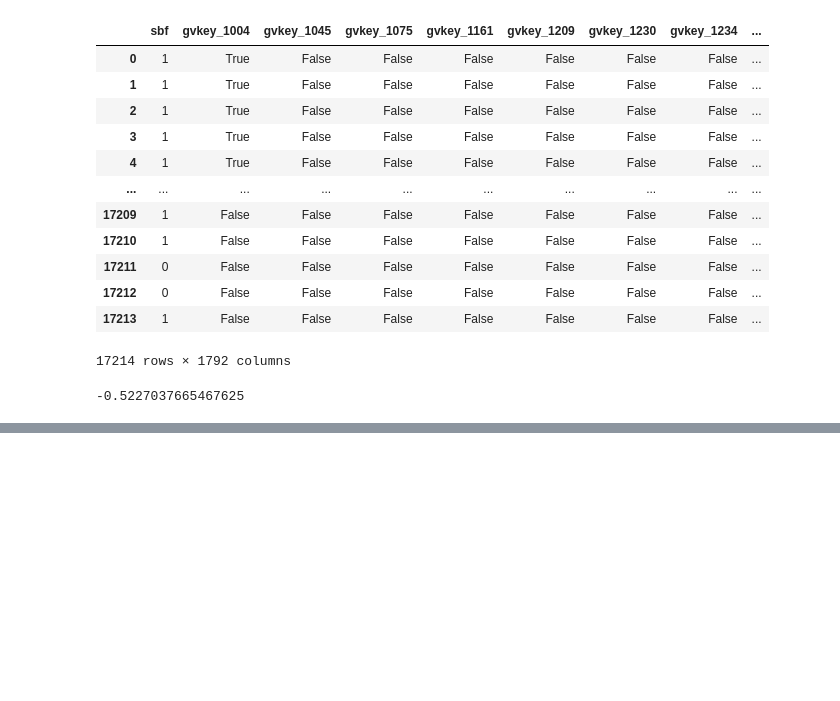
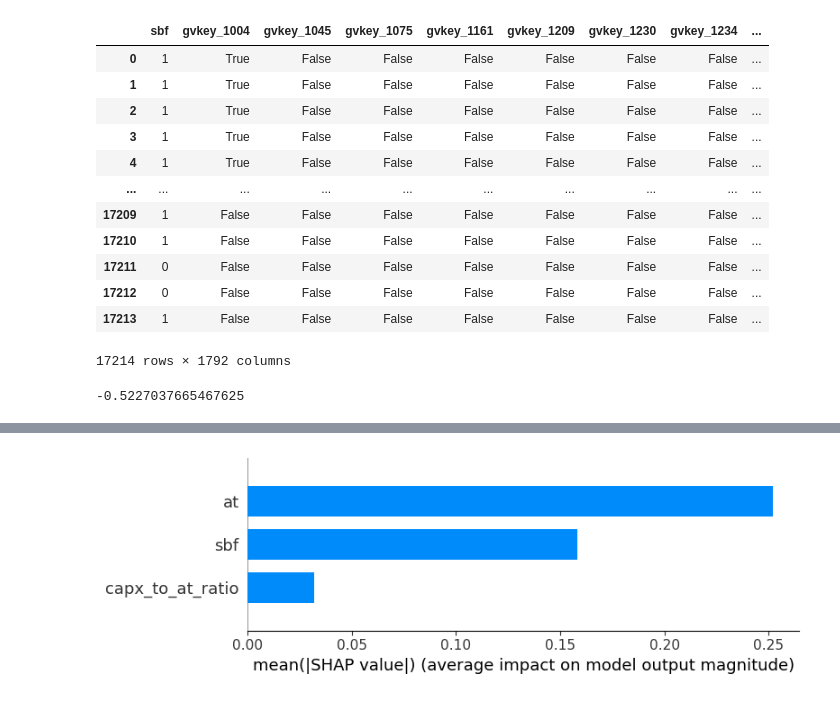
Before and after one commit to oliverangelil/ipynb, a Jupyter notebook: julie_eda.ipynb, the cells around one changed output, grey strips where cells are left out. Saved outputs shown, nothing was run; the diff lists cells and outputs as text; code cells hidden in the pictures; blank space fills up the shorter version.

```diff
--- a/julie_eda.ipynb
+++ b/julie_eda.ipynb
@@ -354,0 +390,9 @@ results.params.iloc[0]
+# %%
+import shap
+explainer = shap.TreeExplainer(mrf.trained_fe_model)
+choosen_instance = df_merf[["sbf", "at", "capx_to_at_ratio"]].loc[[421]]
+shap_values = explainer.shap_values(choosen_instance)
+shap.initjs()
+shap.force_plot(explainer.expected_value, shap_values, choosen_instance)
+# shap_values = explainer.shap_values(df_merf[["sbf", "at", "capx_to_at_ratio"]])
+# shap.summary_plot(shap_values, df_merf[["sbf", "at", "capx_to_at_ratio"]])
@@ -354,0 +402,4 @@ results.params.iloc[0]
+# %%
+shap.summary_plot(shap_values, choosen_instance, plot_type="bar")
+# %% [output]
+[figure, added]
```
Also changed, not shown: parts of 9 cells of this notebook.
